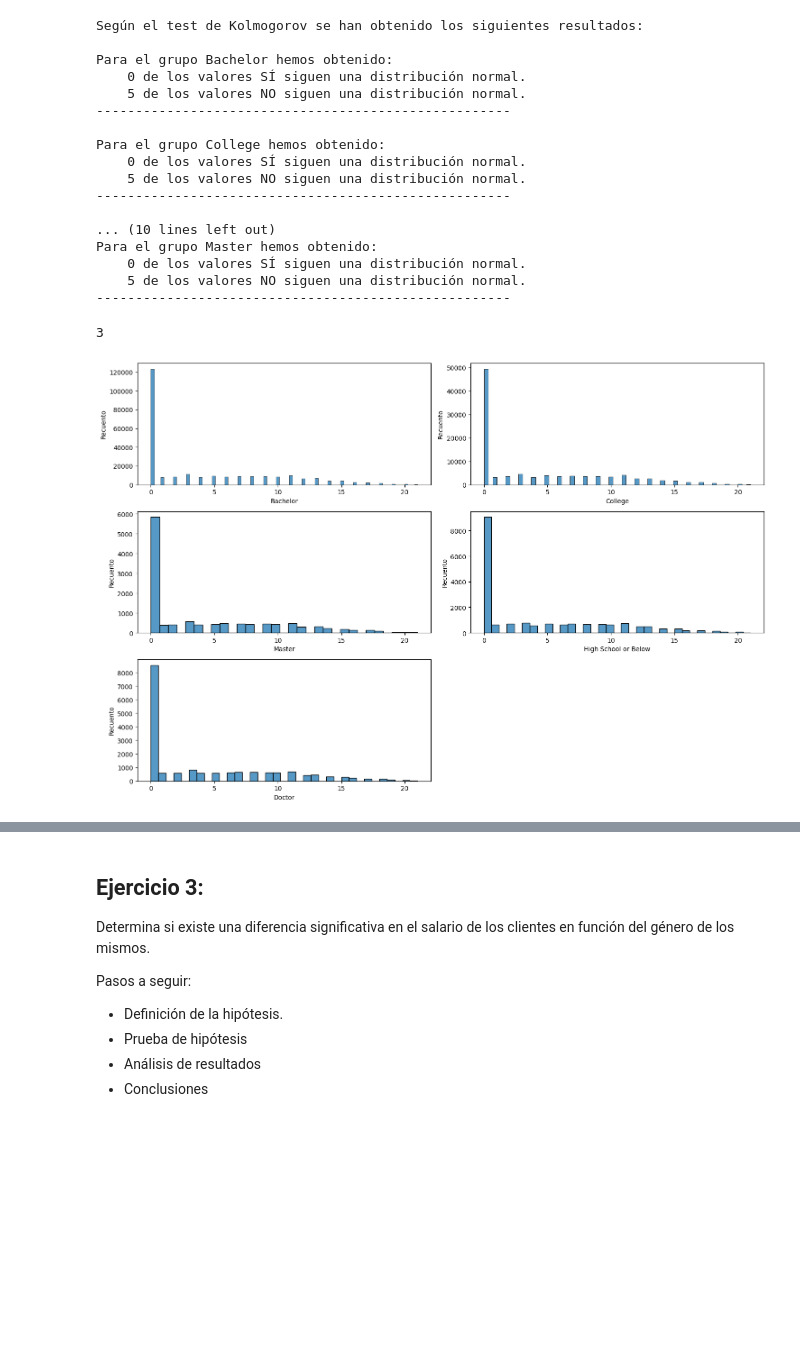
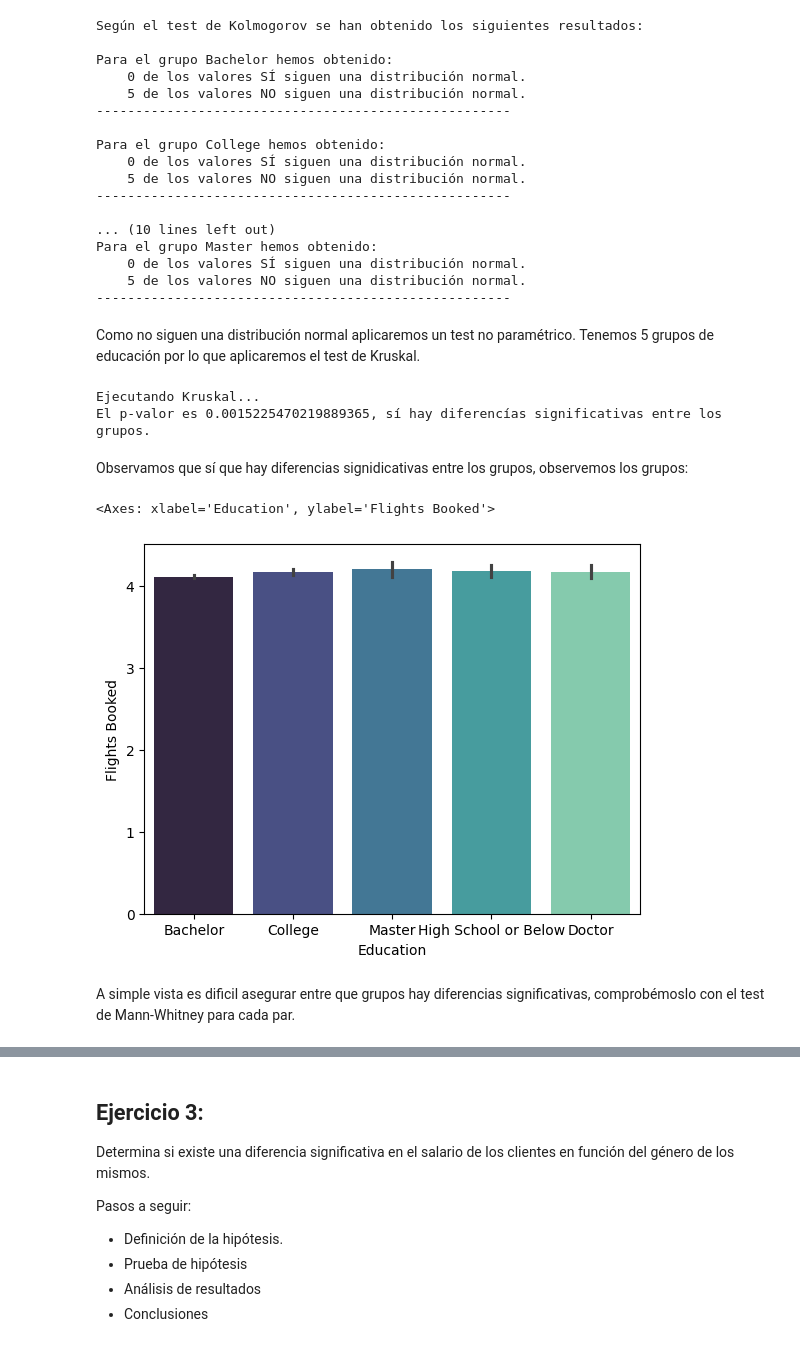
Before and after one commit to elenacano/laboratorio-modulo6-leccion04-1-ab-testing-no-param, a Jupyter notebook: laboratorio-modulo6-leccion04-1-ab-testing-no-param.ipynb, the cells around one changed output, grey strips where cells are left out. Drawn from its saved outputs; the diff is of its cells as text; code cells hidden in the pictures; blank space fills up the shorter version.

```diff
--- a/laboratorio-modulo6-leccion04-1-ab-testing-no-param.ipynb
+++ b/laboratorio-modulo6-leccion04-1-ab-testing-no-param.ipynb
@@ -270,5 +209,17 @@ Para el grupo Master hemos obtenido:
+# %% [markdown]
+Como no siguen una distribución normal aplicaremos un test no paramétrico. Tenemos 5 grupos de educación por lo que aplicaremos el test de Kruskal.
 # %%
-fab.hisplot_grupos(df, "Education", "Flights Booked")
+valores = fab.crear_df_grupos(df, "Education", "Flights Booked")
+fab.elegir_test(valores)
 # %% [output]
-3
+Ejecutando Kruskal...
+El p-valor es 0.0015225470219889365, sí hay diferencías significativas entre los grupos.
-[figure, removed]
+# %% [markdown]
+Observamos que sí que hay diferencias signidicativas entre los grupos, observemos los grupos:
+# %%
+sns.barplot(df, x="Education", y="Flights Booked", palette='mako')
+# %% [output]
+<Axes: xlabel='Education', ylabel='Flights Booked'>
+[figure, added]
+# %% [markdown]
+A simple vista es dificil asegurar entre que grupos hay diferencias significativas, comprobémoslo con el test de Mann-Whitney para cada par.
```
Also changed, not shown: parts of 23 cells of this notebook, 1 other file.
